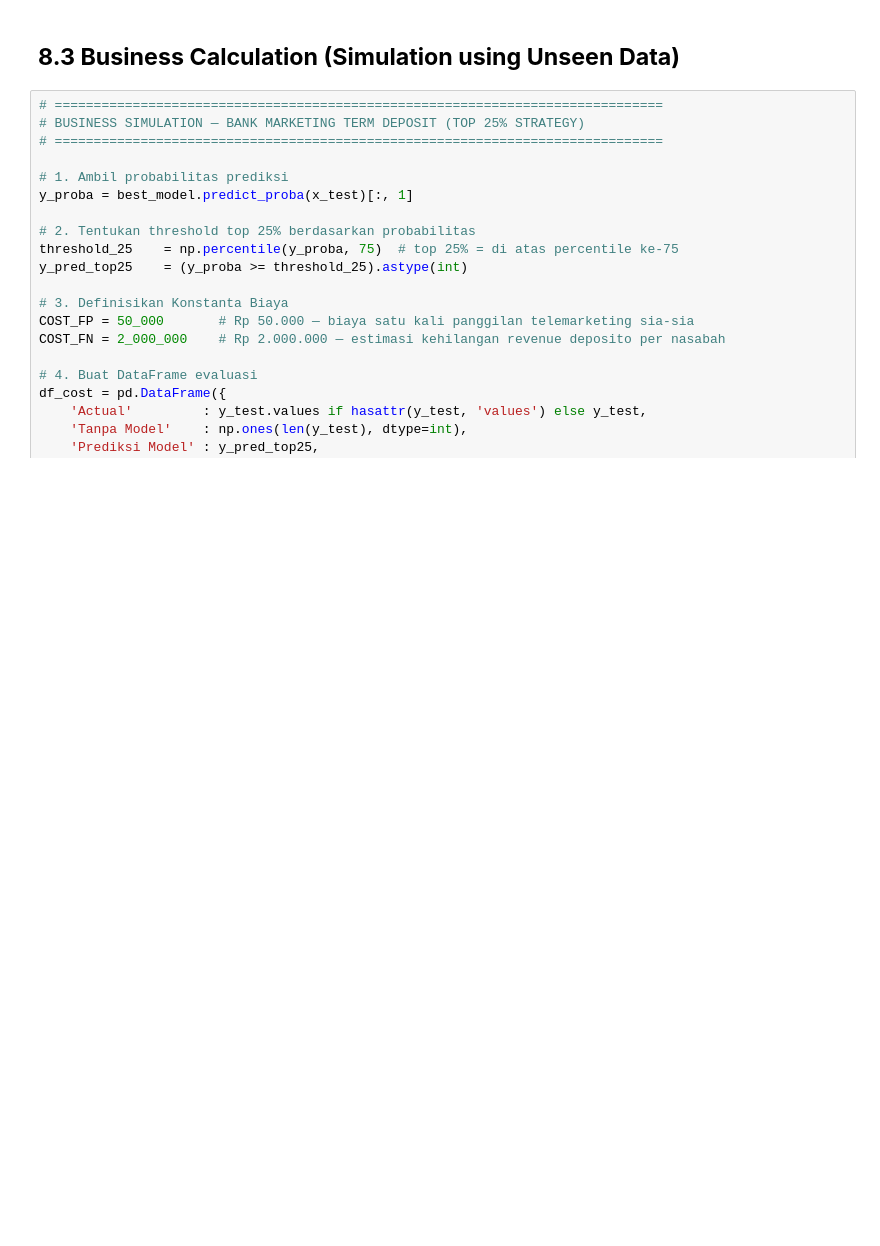
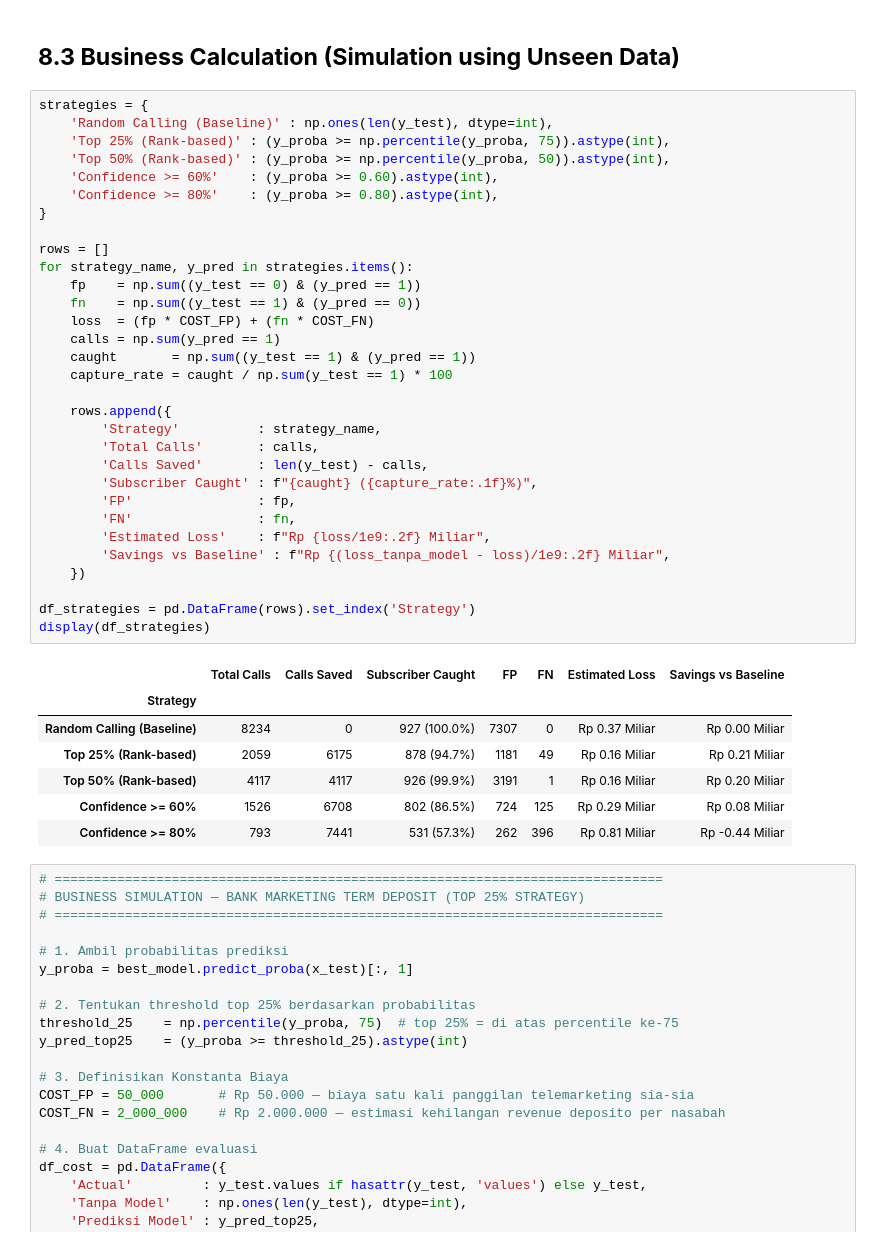
Before and after one commit to haneandreanu/bank-marketing, a Jupyter notebook: notebook/bank-marketing-analysis.ipynb, the cells around one changed output. Drawn from its saved outputs; the diff is of its cells as text; blank space fills up the shorter version.

```diff
--- a/notebook/bank-marketing-analysis.ipynb
+++ b/notebook/bank-marketing-analysis.ipynb
@@ -1895,6 +1982,45 @@ Target sangat tidak seimbang (~11% `yes`). Meskipun SMOTE membantu, model mungki
 Train-test split dilakukan secara acak, bukan berdasarkan waktu. Model belum divalidasi pada data dari periode kampanye yang lebih baru — temporal split sangat dianjurkan sebelum deployment.
 # %% [markdown]
 ## **8.3 Business Calculation (Simulation using Unseen Data)**
+# %%
+strategies = {
+    'Random Calling (Baseline)' : np.ones(len(y_test), dtype=int),
+    'Top 25% (Rank-based)' : (y_proba >= np.percentile(y_proba, 75)).astype(int),
+    'Top 50% (Rank-based)' : (y_proba >= np.percentile(y_proba, 50)).astype(int),
+    'Confidence >= 60%'    : (y_proba >= 0.60).astype(int),
+    'Confidence >= 80%'    : (y_proba >= 0.80).astype(int),
+}
+
+rows = []
+for strategy_name, y_pred in strategies.items():
+    fp    = np.sum((y_test == 0) & (y_pred == 1))
+    fn    = np.sum((y_test == 1) & (y_pred == 0))
+    loss  = (fp * COST_FP) + (fn * COST_FN)
+    calls = np.sum(y_pred == 1)
+    caught       = np.sum((y_test == 1) & (y_pred == 1))
+    capture_rate = caught / np.sum(y_test == 1) * 100
+
+    rows.append({
+        'Strategy'          : strategy_name,
+        'Total Calls'       : calls,
+        'Calls Saved'       : len(y_test) - calls,
+        'Subscriber Caught' : f"{caught} ({capture_rate:.1f}%)",
+        'FP'                : fp,
+        'FN'                : fn,
+        'Estimated Loss'    : f"Rp {loss/1e9:.2f} Miliar",
+        'Savings vs Baseline' : f"Rp {(loss_tanpa_model - loss)/1e9:.2f} Miliar",
+    })
+
+df_strategies = pd.DataFrame(rows).set_index('Strategy')
+display(df_strategies)
+# %% [output]
+|  | Total Calls | Calls Saved | Subscriber Caught | FP | FN | Estimated Loss | Savings vs Baseline |
+| Strategy |  |  |  |  |  |  |  |
+| Random Calling (Baseline) | 8234 | 0 | 927 (100.0%) | 7307 | 0 | Rp 0.37 Miliar | Rp 0.00 Miliar |
+| Top 25% (Rank-based) | 2059 | 6175 | 878 (94.7%) | 1181 | 49 | Rp 0.16 Miliar | Rp 0.21 Miliar |
+| Top 50% (Rank-based) | 4117 | 4117 | 926 (99.9%) | 3191 | 1 | Rp 0.16 Miliar | Rp 0.20 Miliar |
+| Confidence >= 60% | 1526 | 6708 | 802 (86.5%) | 724 | 125 | Rp 0.29 Miliar | Rp 0.08 Miliar |
+| Confidence >= 80% | 793 | 7441 | 531 (57.3%) | 262 | 396 | Rp 0.81 Miliar | Rp -0.44 Miliar |
 # %%
 # ==============================================================================
 # BUSINESS SIMULATION — BANK MARKETING TERM DEPOSIT (TOP 25% STRATEGY)
```
Also changed, not shown: parts of 24 cells of this notebook, 1 other file.
